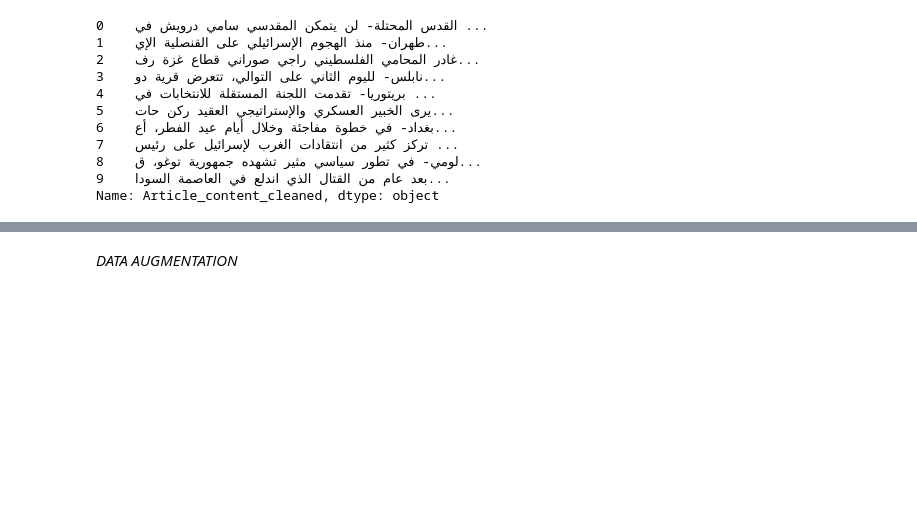
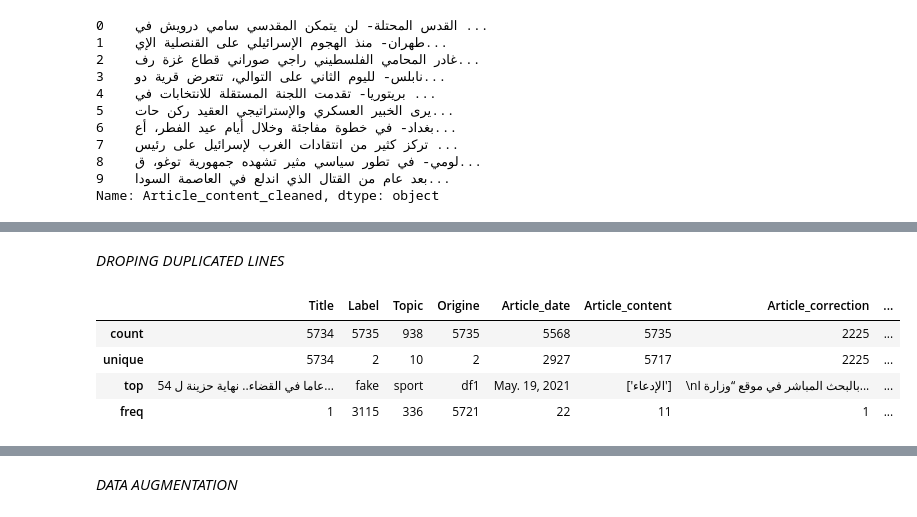
Before and after one commit to elaaatif/NLP-Creation-of-BERT-LSTM-BILSTM-for-Arabic-news-Dataset, a Jupyter notebook: DATA-CLEANING.IPYNB, the cells around one changed output, grey strips where cells are left out. Saved outputs shown, nothing was run; the diff lists cells and outputs as text; code cells hidden in the pictures; blank space fills up the shorter version.

```diff
--- a/DATA-CLEANING.IPYNB
+++ b/DATA-CLEANING.IPYNB
@@ -333,0 +386,17 @@ df.head()
+# %% [markdown]
+*DROPING DUPLICATED LINES*
+# %%
+# Drop duplicates based on the 'Title' column
+df.drop_duplicates(subset='Title', inplace=True)
+
+# Reset index after dropping duplicates
+df.reset_index(drop=True, inplace=True)
+# %%
+#pd.set_option('display.max_colwidth', 50)
+df.describe()
+# %% [output]
+|  | Title | Label | Topic | Origine | Article_date | Article_content | Article_correction | ... |
+| count | 5734 | 5735 | 938 | 5735 | 5568 | 5735 | 2225 | ... |
+| unique | 5734 | 2 | 10 | 2 | 2927 | 5717 | 2225 | ... |
+| top | 54 عاما في القضاء.. نهاية حزينة ل... | fake | sport | df1 | May. 19, 2021 | ['الإدعاء'] | \nبالبحث المباشر في موقع “وزارة ا... | ... |
+| freq | 1 | 3115 | 336 | 5721 | 22 | 11 | 1 | ... |
```
Also changed, not shown: parts of 6 cells of this notebook.
